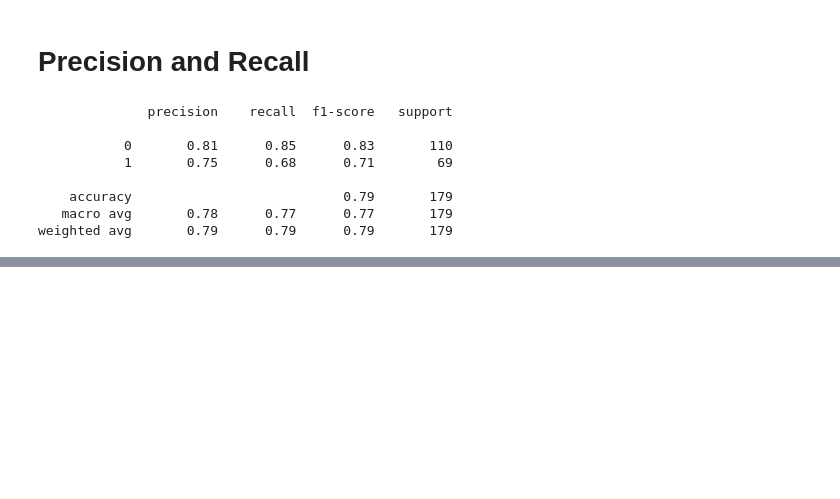
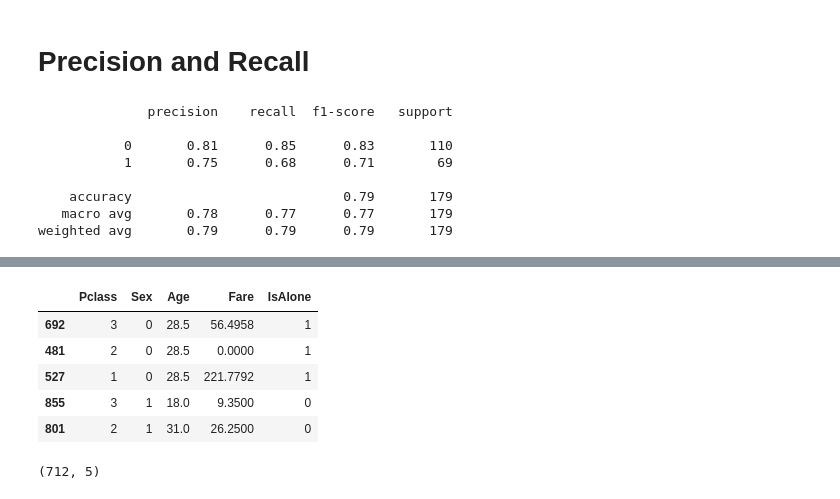
Before and after one commit to Terence135/titanic-data-science, a Jupyter notebook: Titanic_Learning_Journey.ipynb, the cells around one changed output, grey strips where cells are left out. Drawn from its saved outputs; the diff is of its cells as text; code cells hidden in the pictures; blank space fills up the shorter version.

```diff
--- a/Titanic_Learning_Journey.ipynb
+++ b/Titanic_Learning_Journey.ipynb
@@ -117,0 +212,4 @@ weighted avg       0.79      0.79      0.79       179
+# %%
+dfff['IsAlone'] = dfff['familySize'] == 1
+# %%
+dfff['IsAlone'] = dfff['IsAlone'].map({True:1, False:0})
@@ -117,0 +225,16 @@ weighted avg       0.79      0.79      0.79       179
+# %%
+X_trainNew = X_train.copy()
+X_trainNew['IsAlone'] = dfff['IsAlone']
+# %%
+X_trainNew.head(5)
+# %% [output]
+|  | Pclass | Sex | Age | Fare | IsAlone |
+| 692 | 3 | 0 | 28.5 | 56.4958 | 1 |
+| 481 | 2 | 0 | 28.5 | 0.0000 | 1 |
+| 527 | 1 | 0 | 28.5 | 221.7792 | 1 |
+| 855 | 3 | 1 | 18.0 | 9.3500 | 0 |
+| 801 | 2 | 1 | 31.0 | 26.2500 | 0 |
+# %%
+X_trainNew.shape
+# %% [output]
+(712, 5)
```
Also changed, not shown: parts of 13 cells of this notebook, 1 other file.
